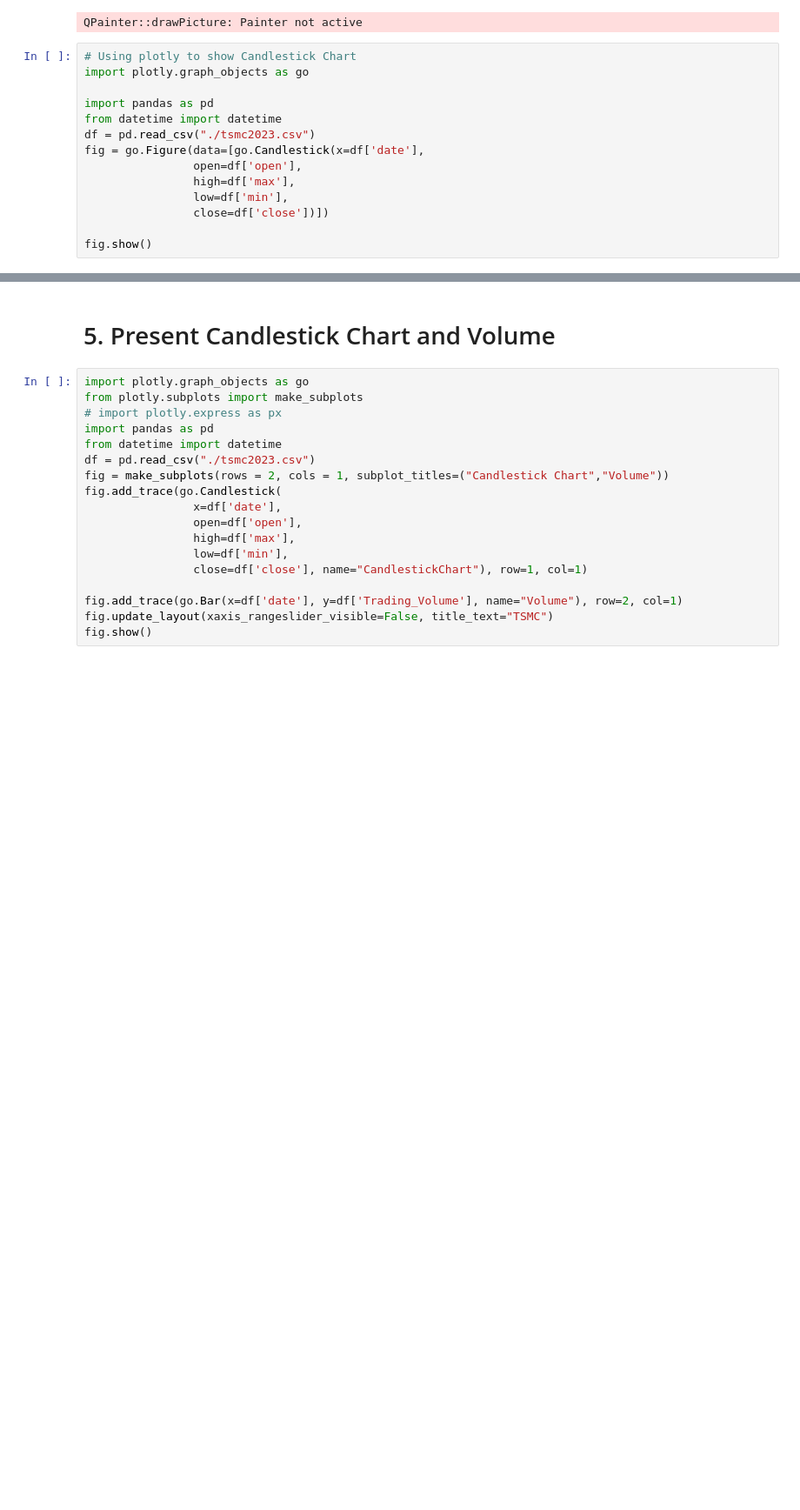
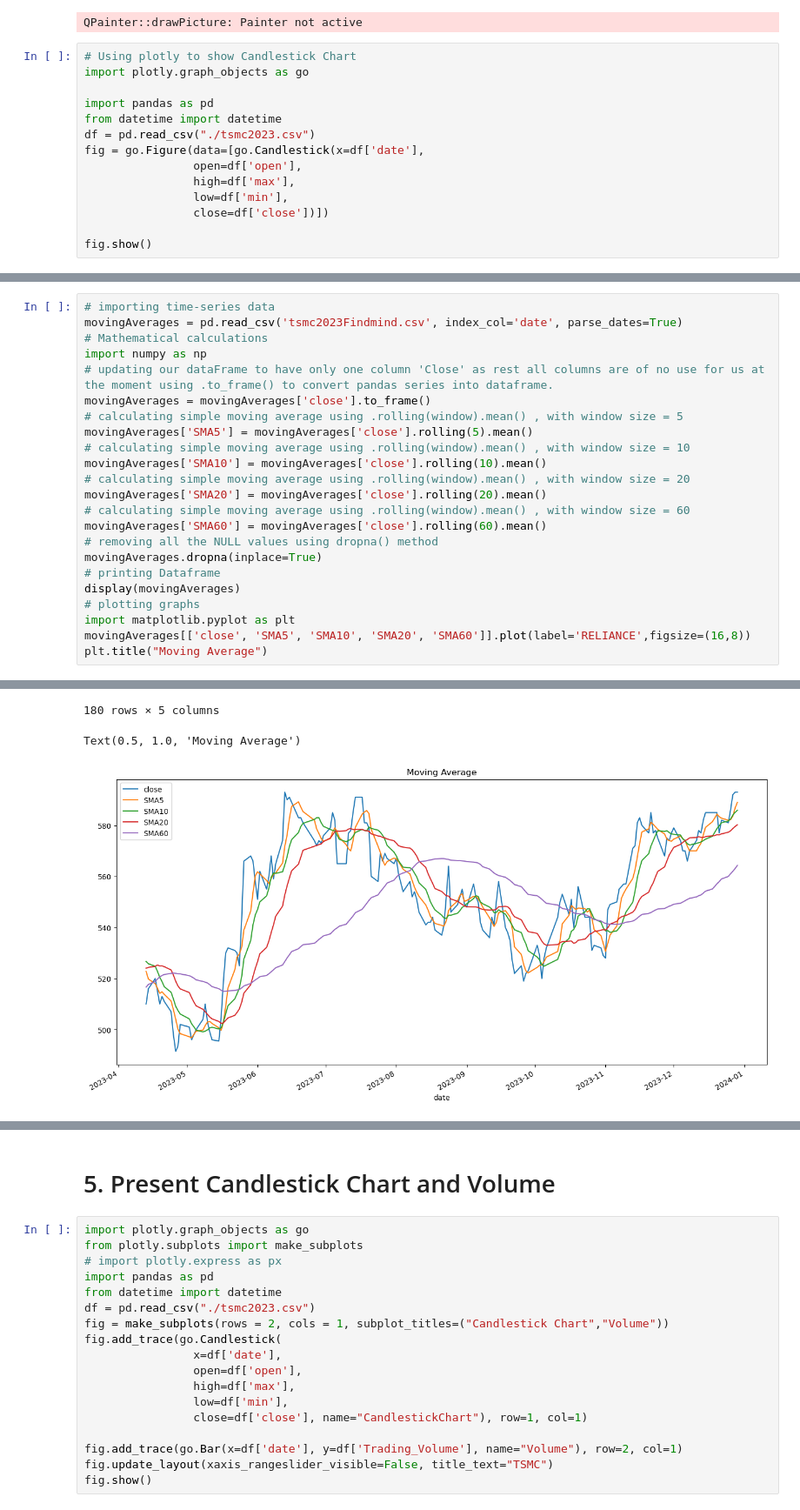
Before and after one commit to kuanhunglingary/data-visualization, a Jupyter notebook: stockViaFinmind.ipynb, the cells around one changed output, grey strips where cells are left out. Shown at 87% size. Saved outputs shown, nothing was run; the diff lists cells and outputs as text; blank space fills up the shorter version.

```diff
--- a/stockViaFinmind.ipynb
+++ b/stockViaFinmind.ipynb
@@ -263,0 +282,24 @@ fig.show()
+# %%
+# importing time-series data
+movingAverages = pd.read_csv('tsmc2023Findmind.csv', index_col='date', parse_dates=True)
+# Mathematical calculations
+import numpy as np
+# updating our dataFrame to have only one column 'Close' as rest all columns are of no use for us at the moment using .to_frame() to convert pandas series into dataframe.
+movingAverages = movingAverages['close'].to_frame()
+# calculating simple moving average using .rolling(window).mean() , with window size = 5
+movingAverages['SMA5'] = movingAverages['close'].rolling(5).mean()
+# calculating simple moving average using .rolling(window).mean() , with window size = 10
+movingAverages['SMA10'] = movingAverages['close'].rolling(10).mean()
+# calculating simple moving average using .rolling(window).mean() , with window size = 20
+movingAverages['SMA20'] = movingAverages['close'].rolling(20).mean()
+# calculating simple moving average using .rolling(window).mean() , with window size = 60
+movingAverages['SMA60'] = movingAverages['close'].rolling(60).mean()
+# removing all the NULL values using dropna() method
+movingAverages.dropna(inplace=True)
+# printing Dataframe
+display(movingAverages)
+# plotting graphs
+import matplotlib.pyplot as plt
+movingAverages[['close', 'SMA5', 'SMA10', 'SMA20', 'SMA60']].plot(label='RELIANCE',figsize=(16,8))
+plt.title("Moving Average")
+# %% [output]
@@ -263,0 +319,3 @@ fig.show()
+180 rows × 5 columns
+Text(0.5, 1.0, 'Moving Average')
+[figure, added]
```
Also changed, not shown: parts of 4 cells of this notebook, 1 other file.
